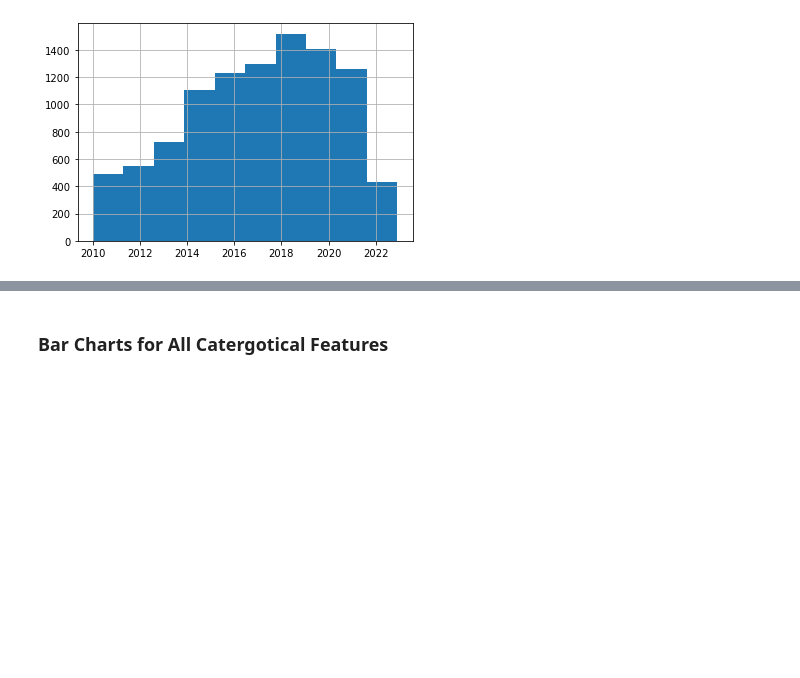
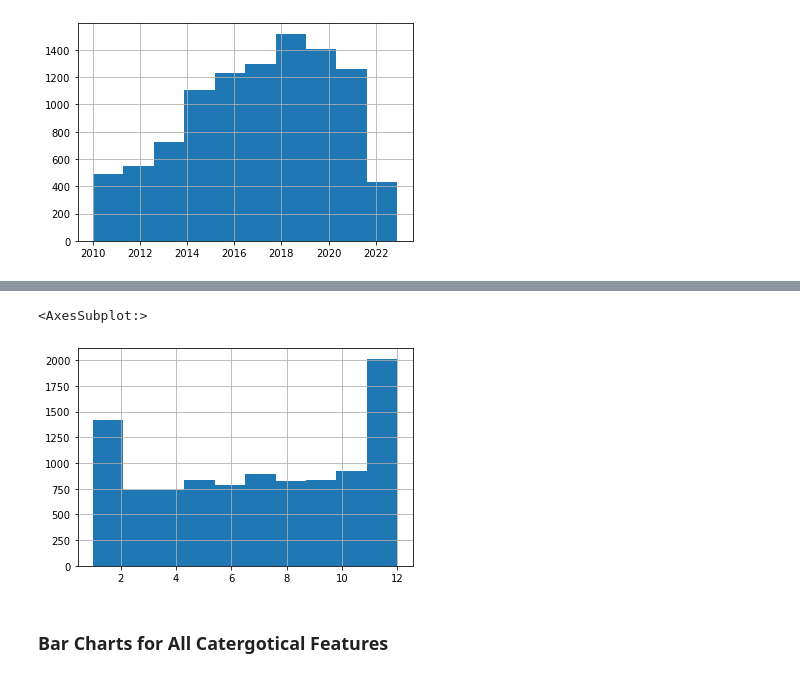
Before and after one commit to Gus1616/Data_analytics_homework1, a Jupyter notebook: Boothman_Gus_17350796_COMP47350_Homework1.ipynb, the cells around one changed output, grey strips where cells are left out. Saved outputs shown, nothing was run; the diff lists cells and outputs as text; code cells hidden in the pictures; blank space fills up the shorter version.

```diff
--- a/Boothman_Gus_17350796_COMP47350_Homework1.ipynb
+++ b/Boothman_Gus_17350796_COMP47350_Homework1.ipynb
@@ -610,3 +661,8 @@ df['Date of Sale (dd/mm/yyyy)'].hist()
+# %%
+df['Month'].hist()
+# %% [output]
+<AxesSubplot:>
+[figure, added]
 # %% [markdown]
 ### Bar Charts for All Catergotical Features
 # %%
```
Also changed, not shown: parts of 22 cells of this notebook, 8 other files.
